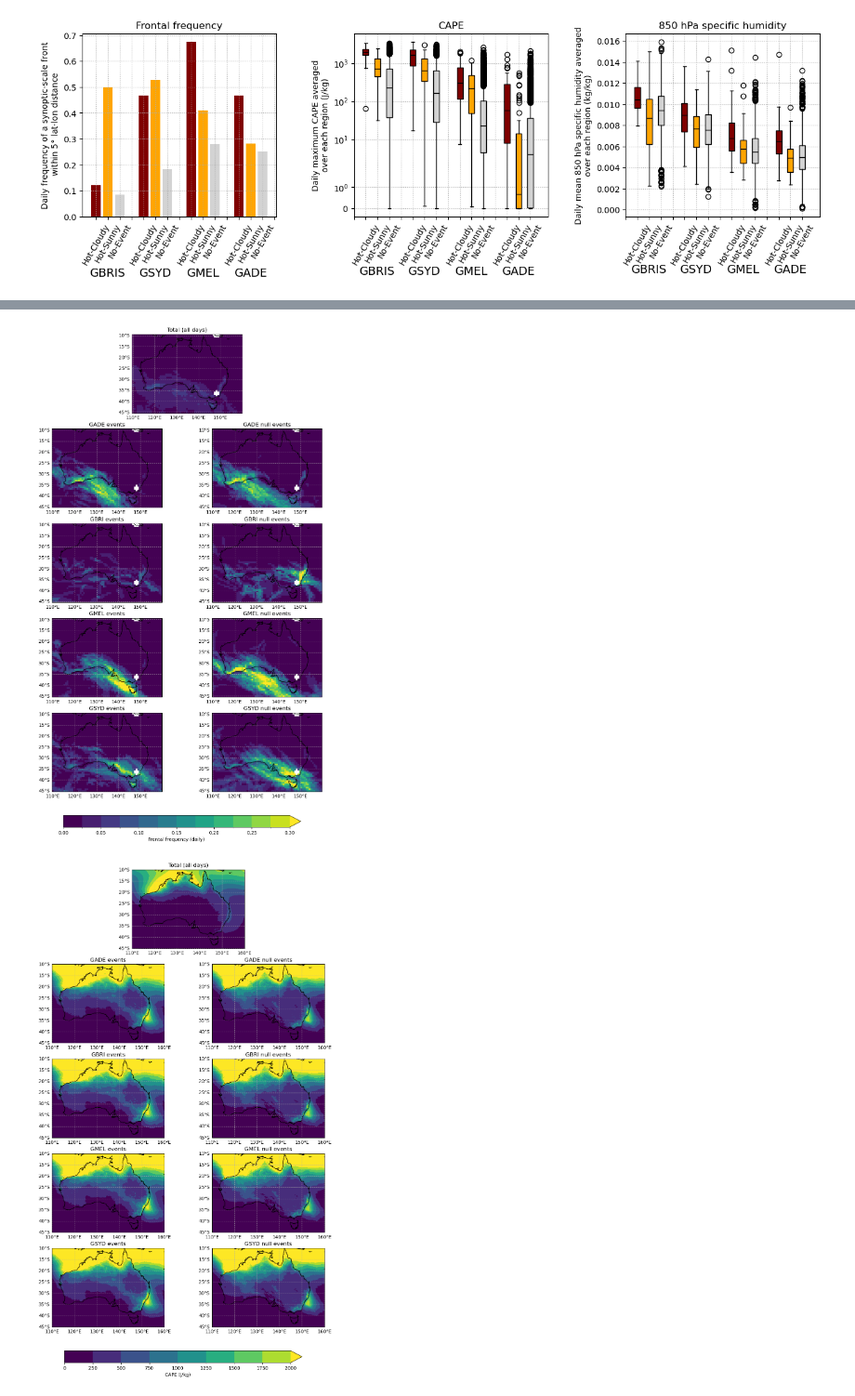
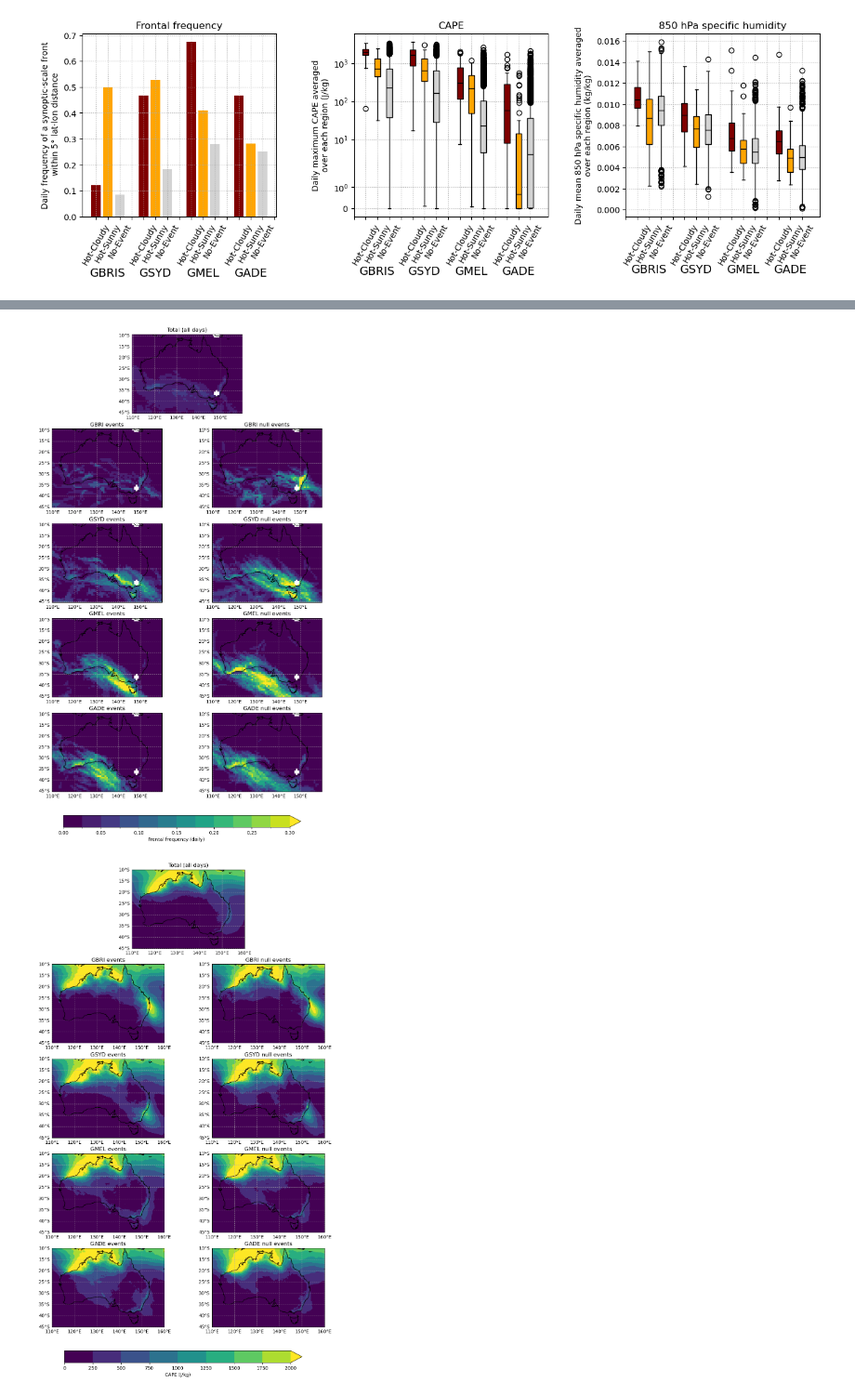
Before and after one commit to 21centuryweather/hot-cloudy, a Jupyter notebook: notebooks/synoptic_composites/front_cape_composite.ipynb, the cells around one changed output, grey strips where cells are left out. Shown at 93% size. Drawn from its saved outputs; the diff is of its cells as text; code cells hidden in the pictures.

```diff
--- a/notebooks/synoptic_composites/front_cape_composite.ipynb
+++ b/notebooks/synoptic_composites/front_cape_composite.ipynb
@@ -46,9 +66,9 @@ huss_all = huss_all.sel(time=np.in1d(huss_all.time.dt.hour,[0,1,2,3,4,5,6,7]))
 huss_all_daily = huss_all.groupby(huss_all.time.dt.date).mean().hus850.persist()
 # %%
 #Open fronts data for the entire Nov-Apr 2015-2024 period
-f = xr.open_mfdataset("/g/data/gb02/ab4502/hot_cloudy/fronts/*.nc")
-f = f.sel(time=np.in1d(f.time.dt.hour,[0,1,2,3,4,5,6,7]))
-f_daily = f.groupby(f.time.dt.date).max().barra_r_front_850hPa
+front_f = xr.open_mfdataset("/g/data/gb02/ab4502/hot_cloudy/fronts/*.nc")
+front_f = front_f.sel(time=np.in1d(front_f.time.dt.hour,[0,1,2,3,4,5,6,7]))
+f_daily = front_f.groupby(front_f.time.dt.date).max().barra_r_front_850hPa
 # %%
 from rasterio import features
 from affine import Affine
@@ -90,6 +110,12 @@ huss_regional_non = []
 front_regional_cases = []
 front_regional_nulls = []
 front_regional_non = []
+
+front_freq_ls_cases = []
+front_freq_ls_nulls = []
+
+cape_mean_cases = []
+cape_mean_nulls = []
 
 for region in ["GBRI","GSYD","GMEL","GADE"]:
 
@@ -165,6 +191,11 @@ for region in ["GBRI","GSYD","GMEL","GADE"]:
             f_daily.sel(date=[dt.date(d.year,d.month,d.day) for d in non_events]),
             np.nan).max(("lat","lon")).mean().values
     )
+
+    front_freq_ls_cases.append(f_daily.sel(date=[dt.date(d.year,d.month,d.day) for d in cases]).mean("date"))
+    front_freq_ls_nulls.append(f_daily.sel(date=[dt.date(d.year,d.month,d.day) for d in nulls]).mean("date"))
+    cape_mean_cases.append(cape_all_daily.sel(date=[dt.date(d.year,d.month,d.day) for d in cases]).mean("date"))
+    cape_mean_nulls.append(cape_all_daily.sel(date=[dt.date(d.year,d.month,d.day) for d in nulls]).mean("date"))
 # %% [output]
 GBRI
 Cases: 25
@@ -442,63 +364,62 @@ def plot(ax,front):
 cnt=1
 
 plt.figure(figsize=[12,18])
-for region,i in zip(["GADE","GBRI","GMEL","GSYD"],[0,1,2,3]):
-
+for region,i in zip(["GBRI","GSYD","GMEL","GADE"],[0,1,2,3]):
 
     ax=plt.subplot2grid((5,4),(cnt,0),colspan=2,projection=ccrs.PlateCarree())
-    plot(ax,xr.where(f.barra_r_missing.isel(time=0),np.nan,front_freq_ls_cases[i]))
+    plot(ax,xr.where(front_f.barra_r_missing.isel(time=0),np.nan,front_freq_ls_cases[i]))
     plt.title(region + " events")
 
     ax=plt.subplot2grid((5,4),(cnt,2),colspan=2,projection=ccrs.PlateCarree())
-    plot(ax,xr.where(f.barra_r_missing.isel(time=0),np.nan,front_freq_ls_nulls[i]))
+    plot(ax,xr.where(front_f.barra_r_missing.isel(time=0),np.nan,front_freq_ls_nulls[i]))
     plt.title(region + " null events")
 
     cnt=cnt+1
 
 
 ax=plt.subplot2grid((5,4),(0,1),colspan=2,projection=ccrs.PlateCarree())
-c=xr.where(f.barra_r_missing.isel(time=0),np.nan,mean_f).plot(levels=np.arange(0,0.325,0.025),extend="max",add_colorbar=False)
+c=xr.where(front_f.barra_r_missing.isel(time=0),np.nan,mean_f).plot(levels=np.arange(0,0.325,0.025),extend="max",add_colorbar=False)
 ax.coastlines()
 plt.title("Total (all days)")
 ax.gridlines(ls=":",draw_labels=["left","bottom"])
 cb=plt.colorbar(c,plt.axes([0.2,0.05,0.6,0.02]),orientation="horizontal")
 cb.set_label("Frontal frequency (daily)")
 # %% [output]
-[figure, old version]
+[figure, new version]
 # %%
 mean_cape = cape_all_daily.mean("date")
 # %%
 def plot(ax,cape):
 
     cape_levs=np.arange(0,2250,250)
 
     xr.plot.pcolormesh(cape,levels=cape_levs,extend="max",add_colorbar=False)
     ax.coastlines()
     ax.gridlines(ls=":",draw_labels=["left","bottom"])
 
 cnt=1
 
 plt.figure(figsize=[12,18])
-for region,i in zip(["GADE","GBRI","GMEL","GSYD"],[0,1,2,3]):
+for region,i in zip(["GBRI","GSYD","GMEL","GADE"],[0,1,2,3]):
 
 
     ax=plt.subplot2grid((5,4),(cnt,0),colspan=2,projection=ccrs.PlateCarree())
-    plot(ax,cape_mean_cases)
+    plot(ax,cape_mean_cases[i])
     plt.title(region + " events")
 
     ax=plt.subplot2grid((5,4),(cnt,2),colspan=2,projection=ccrs.PlateCarree())
-    plot(ax,cape_mean_nulls)
+    plot(ax,cape_mean_nulls[i])
     plt.title(region + " null events")
 
     cnt=cnt+1
 
 
 ax=plt.subplot2grid((5,4),(0,1),colspan=2,projection=ccrs.PlateCarree())
 c=mean_cape.plot(levels=np.arange(0,2250,250),extend="max",add_colorbar=False)
 ax.coastlines()
 plt.title("Total (all days)")
 ax.gridlines(ls=":",draw_labels=["left","bottom"])
 cb=plt.colorbar(c,plt.axes([0.2,0.05,0.6,0.02]),orientation="horizontal")
 cb.set_label("CAPE (J/kg)")
 # %% [output]
-[figure, old version]
+[figure, new version]
```
Also changed, not shown: parts of 3 cells of this notebook.
